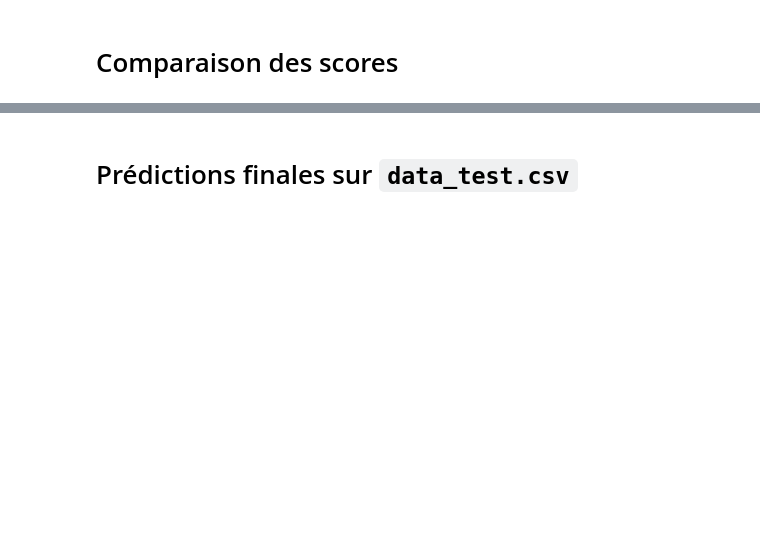
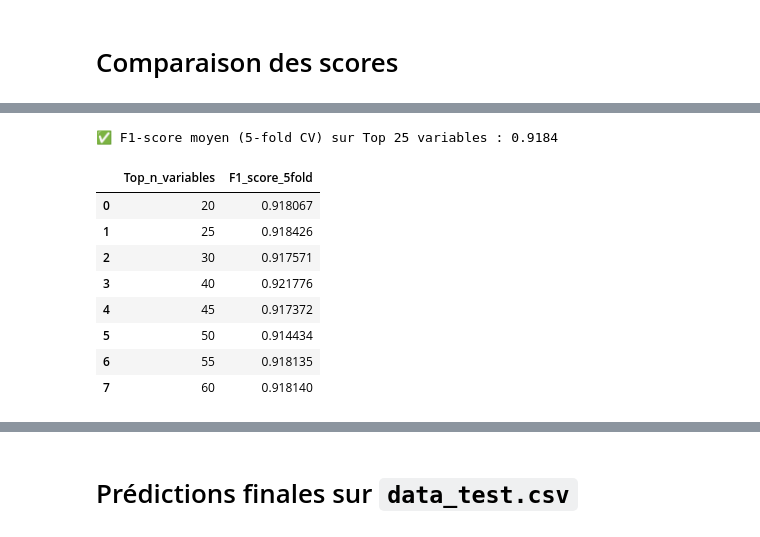
Before and after one commit to Abdoullatuf/Projet-STA211-2025, a Jupyter notebook: notebooks/STA211_Modelisation_Publicites.ipynb, the cells around one changed output, grey strips where cells are left out. Cells and saved outputs as stored; diff of their text form; code cells hidden in the pictures; blank space fills up the shorter version.

```diff
--- a/notebooks/STA211_Modelisation_Publicites.ipynb
+++ b/notebooks/STA211_Modelisation_Publicites.ipynb
@@ -339,0 +590,79 @@ plt.show()
+# %%
+# === Sélection des Top 25 variables
+top_25_features = perm_importance_df.head(25)['Feature'].tolist()
+
+X_train_top25 = X_train[top_25_features]
+
+# === Définir un modèle RandomForest sur Top 25
+rf_top25 = RandomForestClassifier(
+    n_estimators=200,
+    max_depth=None,
+    random_state=42,
+    n_jobs=-1
+)
+
+# === Validation croisée
+scores_top25 = cross_val_score(
+    rf_top25,
+    X_train_top25,
+    y_train,
+    cv=5,
+    scoring='f1',
+    n_jobs=-1
+)
+
+print(f"✅ F1-score moyen (5-fold CV) sur Top 25 variables : {np.mean(scores_top25):.4f}")
+# %% [output]
+✅ F1-score moyen (5-fold CV) sur Top 25 variables : 0.9184
+# %%
+from sklearn.model_selection import cross_val_score
+import matplotlib.pyplot as plt
+import pandas as pd
+import numpy as np
+
+# === Choix des tailles de Top variables à tester
+top_n_list = [20, 25, 30, 40, 45, 50, 55, 60]
+
+# === Stockage des résultats
+f1_scores = []
+
+# === Boucle sur chaque nombre de variables
+for top_n in top_n_list:
+    selected_features = perm_importance_df.head(top_n)['Feature'].tolist()
+    X_selected = X_train[selected_features]
+
+    model = RandomForestClassifier(
+        n_estimators=200,
+        max_depth=None,
+        random_state=42,
+        n_jobs=-1
+    )
+
+    scores = cross_val_score(
+        model,
+        X_selected,
+        y_train,
+        cv=5,
+        scoring='f1',
+        n_jobs=-1
+    )
+
+    f1_scores.append(np.mean(scores))
+
+# === Résultats sous forme de DataFrame
+ablation_results = pd.DataFrame({
+    'Top_n_variables': top_n_list,
+    'F1_score_5fold': f1_scores
+})
+
+display(ablation_results)
+# %% [output]
+|  | Top_n_variables | F1_score_5fold |
+| 0 | 20 | 0.918067 |
+| 1 | 25 | 0.918426 |
+| 2 | 30 | 0.917571 |
+| 3 | 40 | 0.921776 |
+| 4 | 45 | 0.917372 |
+| 5 | 50 | 0.914434 |
+| 6 | 55 | 0.918135 |
+| 7 | 60 | 0.918140 |
```
Also changed, not shown: parts of 25 cells of this notebook, 7 other files.
